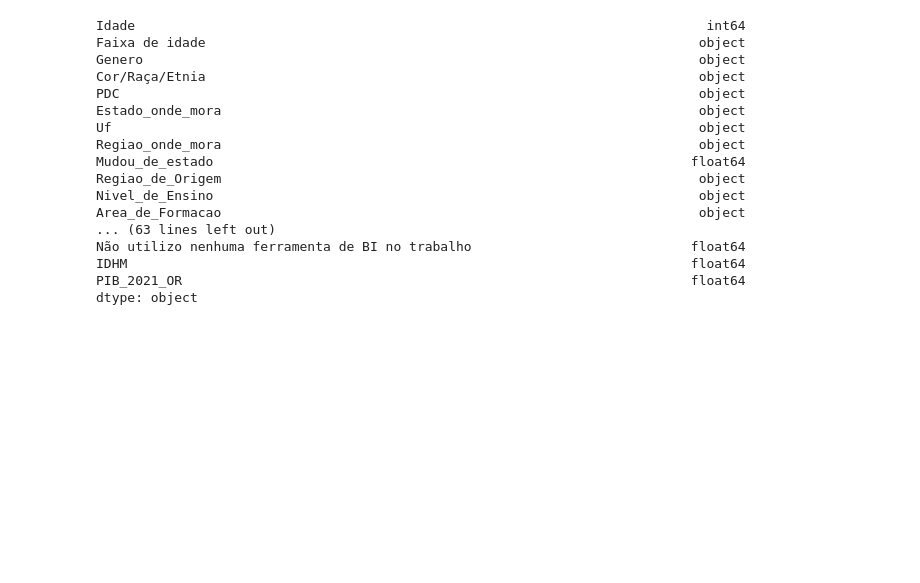
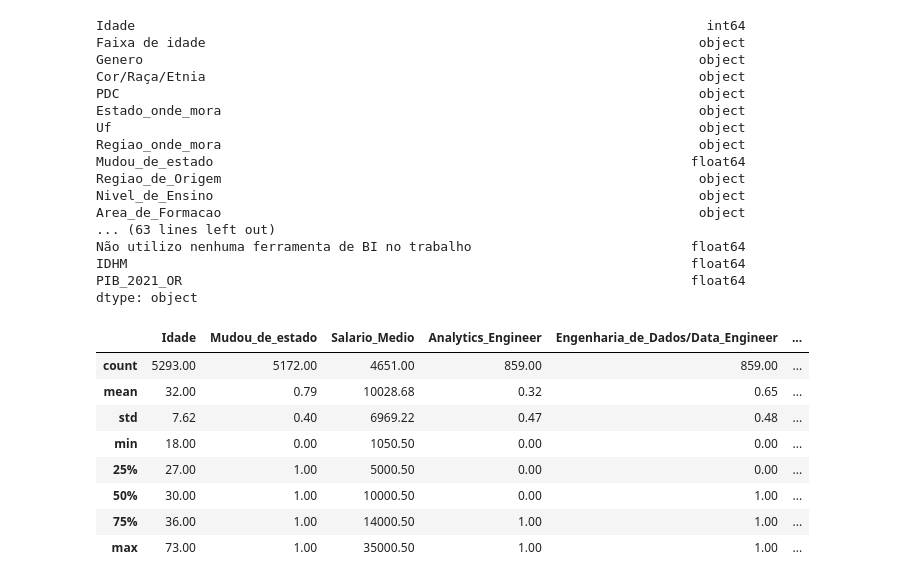
Before and after one commit to antonioaugusto-tech/ppl-cd-pcd-sist-int-2025-1-grupo-5-Salarios-de-Profissionais, a Jupyter notebook: src/hip_ferramentas_salario.ipynb, the cells around one changed output. Cells and saved outputs as stored; diff of their text form; code cells hidden in the pictures; blank space fills up the shorter version.

```diff
--- a/src/hip_ferramentas_salario.ipynb
+++ b/src/hip_ferramentas_salario.ipynb
@@ -69,3 +69,16 @@ Não utilizo nenhuma ferramenta de BI no trabalho                            flo
 IDHM                                                                        float64
 PIB_2021_OR                                                                 float64
 dtype: object
+# %%
+# Descrição do DataFrame
+df_original.describe()
+# %% [output]
+|  | Idade | Mudou_de_estado | Salario_Medio | Analytics_Engineer | Engenharia_de_Dados/Data_Engineer | ... |
+| count | 5293.00 | 5172.00 | 4651.00 | 859.00 | 859.00 | ... |
+| mean | 32.00 | 0.79 | 10028.68 | 0.32 | 0.65 | ... |
+| std | 7.62 | 0.40 | 6969.22 | 0.47 | 0.48 | ... |
+| min | 18.00 | 0.00 | 1050.50 | 0.00 | 0.00 | ... |
+| 25% | 27.00 | 1.00 | 5000.50 | 0.00 | 0.00 | ... |
+| 50% | 30.00 | 1.00 | 10000.50 | 0.00 | 1.00 | ... |
+| 75% | 36.00 | 1.00 | 14000.50 | 1.00 | 1.00 | ... |
+| max | 73.00 | 1.00 | 35000.50 | 1.00 | 1.00 | ... |
```
Also changed, not shown: parts of 5 cells of this notebook.
